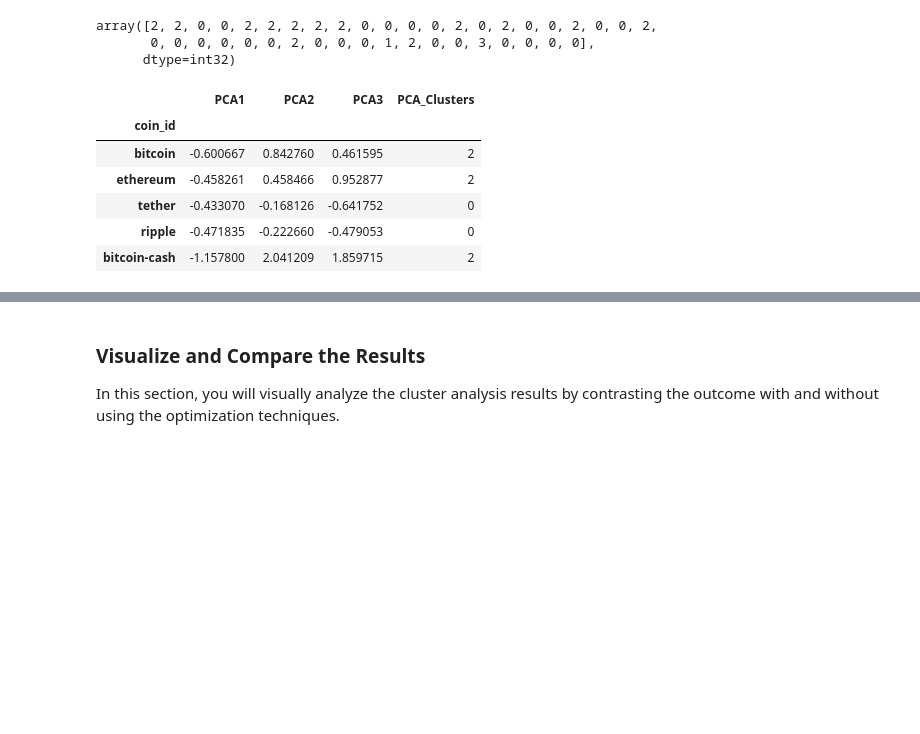
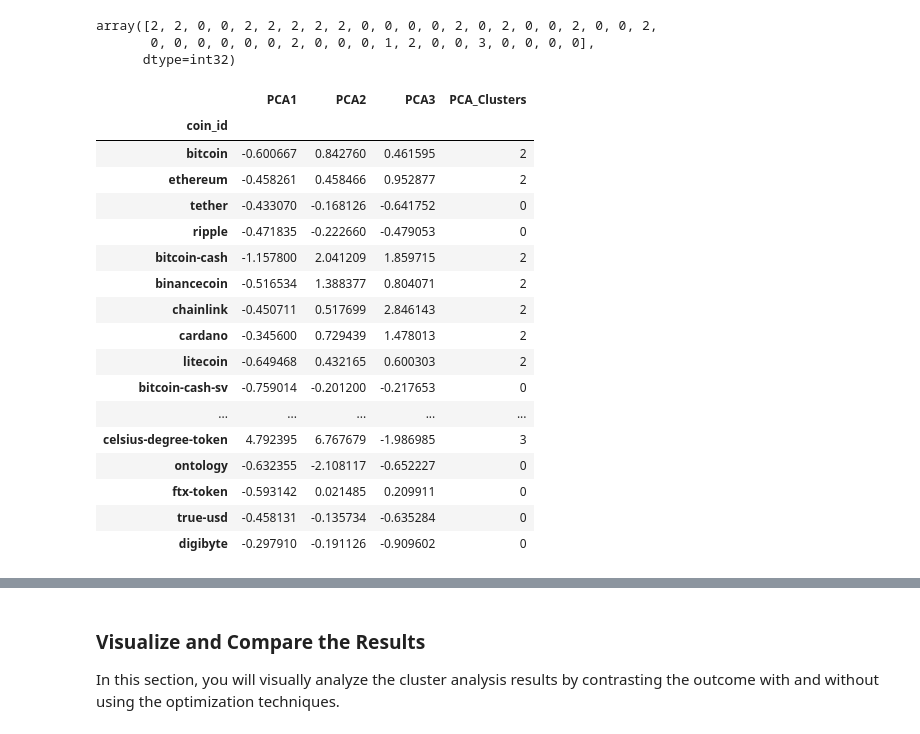
Before and after one commit to sabegg2/CryptoClustering, a Jupyter notebook: Crypto_Clustering.ipynb, the cells around one changed output, grey strips where cells are left out. Cells and saved outputs as stored; diff of their text form; code cells hidden in the pictures; blank space fills up the shorter version.

```diff
--- a/Crypto_Clustering.ipynb
+++ b/Crypto_Clustering.ipynb
@@ -357,20 +390,31 @@ array([2, 2, 0, 0, 2, 2, 2, 2, 2, 0, 0, 0, 0, 2, 0, 2, 0, 0, 2, 0, 0, 2,
 # %%
 # Create a copy of the scaled PCA DataFrame
 market_pca_df_copy = market_pca_df.copy()
 
 # Add a new column to the copy of the PCA DataFrame with the predicted clusters
 market_pca_df_copy["PCA_Clusters"] = pca_clusters
 
 # Display the copy of the scaled PCA DataFrame
-market_pca_df_copy.head()
+market_pca_df_copy
 # %% [output]
 |  | PCA1 | PCA2 | PCA3 | PCA_Clusters |
 | coin_id |  |  |  |  |
 | bitcoin | -0.600667 | 0.842760 | 0.461595 | 2 |
 | ethereum | -0.458261 | 0.458466 | 0.952877 | 2 |
 | tether | -0.433070 | -0.168126 | -0.641752 | 0 |
 | ripple | -0.471835 | -0.222660 | -0.479053 | 0 |
 | bitcoin-cash | -1.157800 | 2.041209 | 1.859715 | 2 |
+| binancecoin | -0.516534 | 1.388377 | 0.804071 | 2 |
+| chainlink | -0.450711 | 0.517699 | 2.846143 | 2 |
+| cardano | -0.345600 | 0.729439 | 1.478013 | 2 |
+| litecoin | -0.649468 | 0.432165 | 0.600303 | 2 |
+| bitcoin-cash-sv | -0.759014 | -0.201200 | -0.217653 | 0 |
+| ... | ... | ... | ... | ... |
+| celsius-degree-token | 4.792395 | 6.767679 | -1.986985 | 3 |
+| ontology | -0.632355 | -2.108117 | -0.652227 | 0 |
+| ftx-token | -0.593142 | 0.021485 | 0.209911 | 0 |
+| true-usd | -0.458131 | -0.135734 | -0.635284 | 0 |
+| digibyte | -0.297910 | -0.191126 | -0.909602 | 0 |
 # %%
 # Create a scatter plot using hvPlot by setting
 # `x="PC1"` and `y="PC2"`.
```
Also changed, not shown: parts of 2 cells of this notebook.
